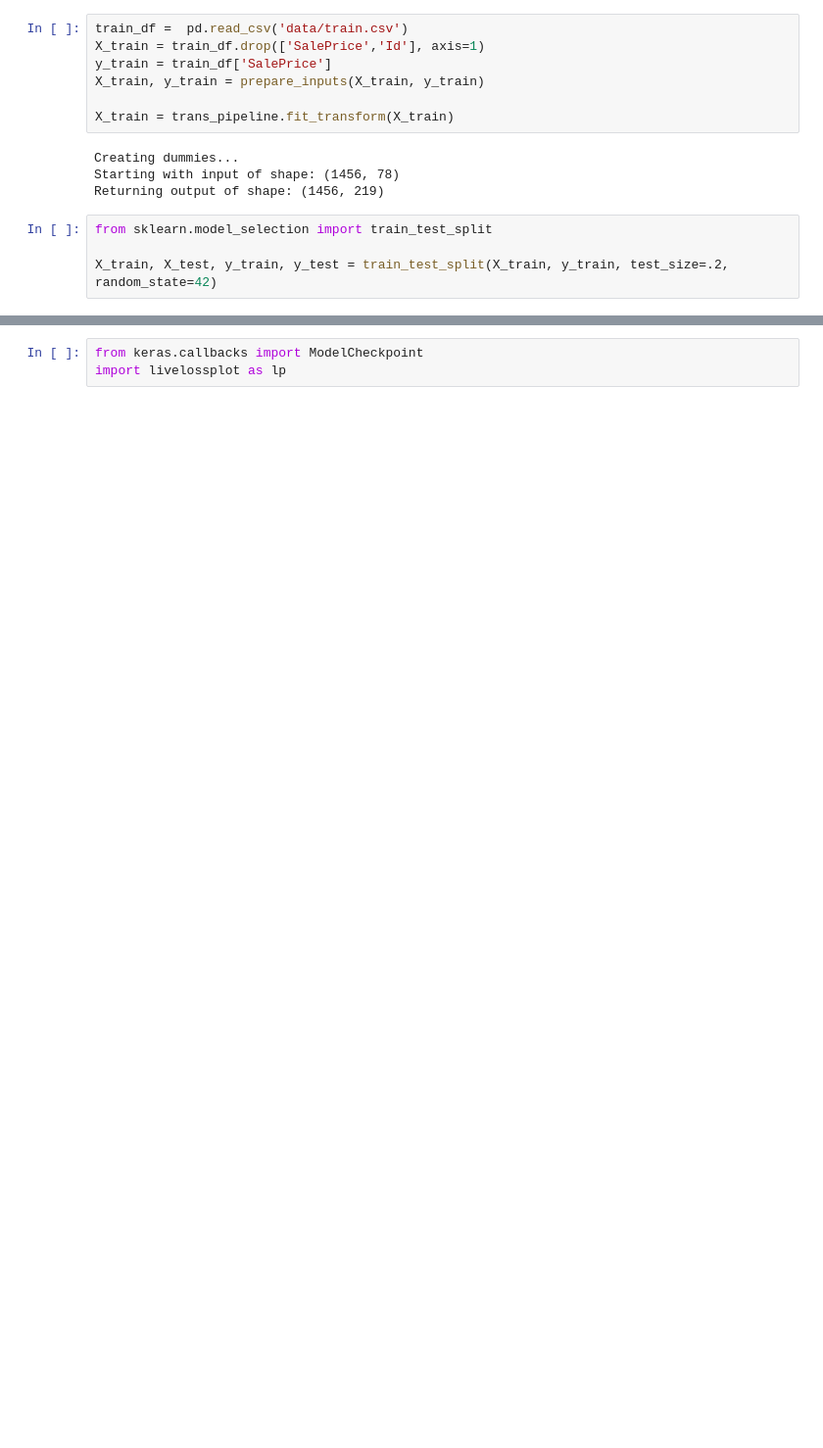
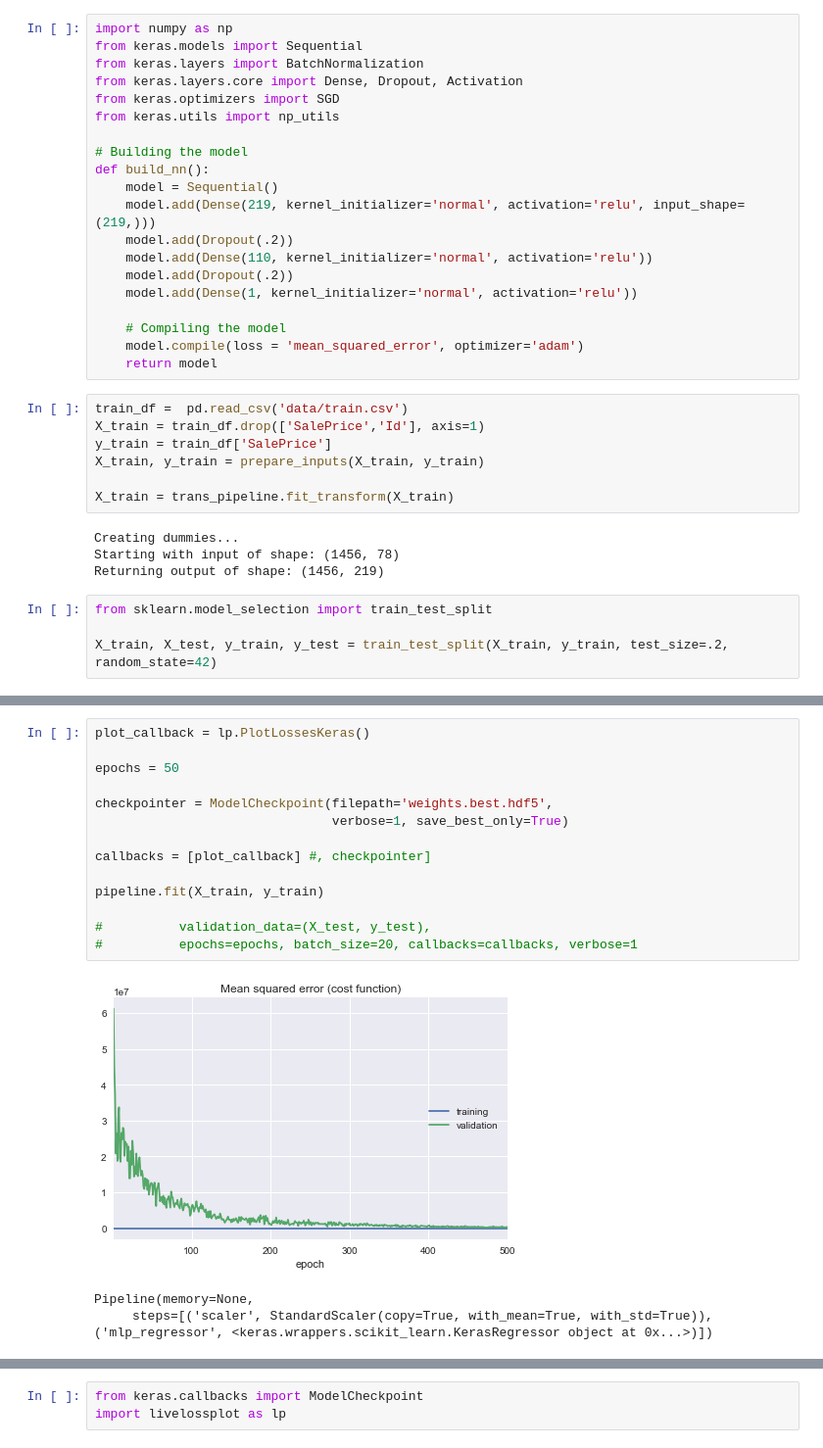
Before and after one commit to huli/predicting-house-prices, a Jupyter notebook: predicting_house_prices.ipynb, the cells around one changed output, grey strips where cells are left out. Shown at 98% size. Cells and saved outputs as stored; diff of their text form; blank space fills up the shorter version.

```diff
--- a/predicting_house_prices.ipynb
+++ b/predicting_house_prices.ipynb
@@ -2183,3 +2185,23 @@ trans_pipeline = Pipeline([
+# %%
+import numpy as np
+from keras.models import Sequential
+from keras.layers import BatchNormalization
+from keras.layers.core import Dense, Dropout, Activation
+from keras.optimizers import SGD
+from keras.utils import np_utils
+
+# Building the model
+def build_nn():
+    model = Sequential()
+    model.add(Dense(219, kernel_initializer='normal', activation='relu', input_shape=(219,)))
+    model.add(Dropout(.2))
+    model.add(Dense(110, kernel_initializer='normal', activation='relu'))
+    model.add(Dropout(.2))
+    model.add(Dense(1, kernel_initializer='normal', activation='relu'))
+
+    # Compiling the model
+    model.compile(loss = 'mean_squared_error', optimizer='adam')
+    return model
 # %%
 train_df =  pd.read_csv('data/train.csv')
 X_train = train_df.drop(['SalePrice','Id'], axis=1)
@@ -2236,0 +2231,18 @@ _________________________________________________________________
+# %%
+plot_callback = lp.PlotLossesKeras()
+
+epochs = 50
+
+checkpointer = ModelCheckpoint(filepath='weights.best.hdf5',
+                               verbose=1, save_best_only=True)
+
+callbacks = [plot_callback] #, checkpointer]
+
+pipeline.fit(X_train, y_train)
+
+#          validation_data=(X_test, y_test),
+#          epochs=epochs, batch_size=20, callbacks=callbacks, verbose=1
+# %% [output]
+[figure, added]
+Pipeline(memory=None,
+     steps=[('scaler', StandardScaler(copy=True, with_mean=True, with_std=True)), ('mlp_regressor', <keras.wrappers.scikit_learn.KerasRegressor object at 0x...>)])
```
Also changed, not shown: parts of 9 cells of this notebook.
